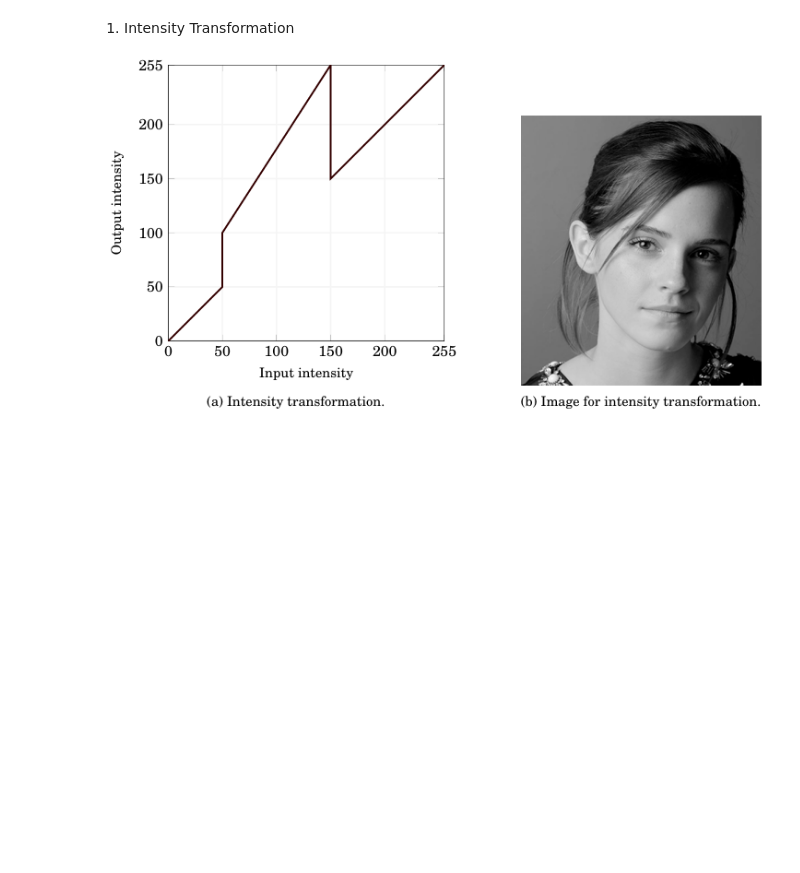
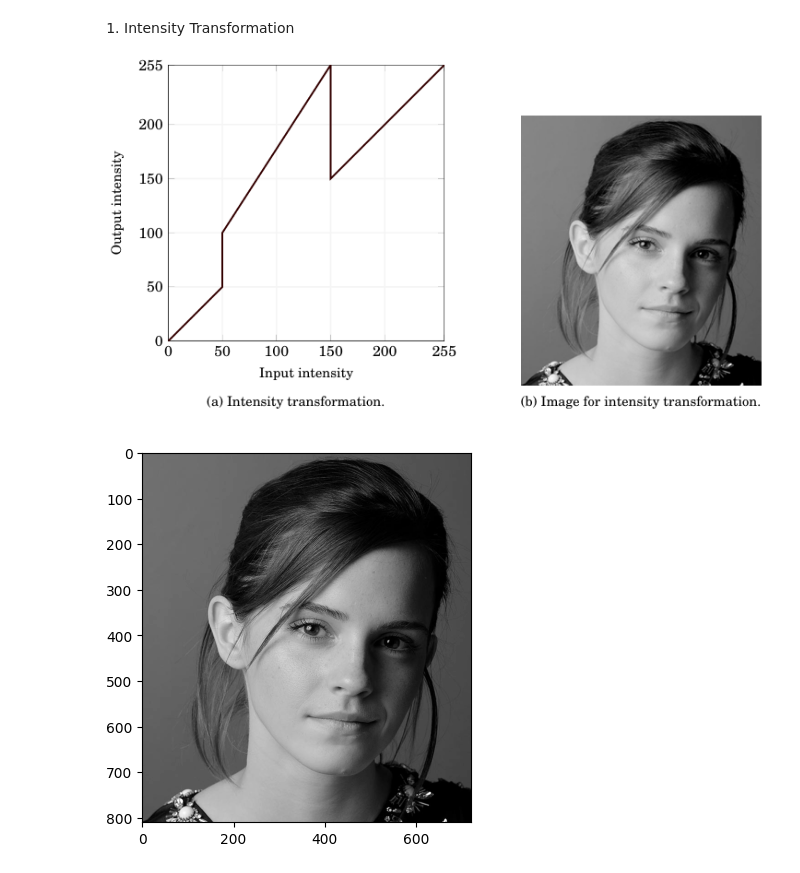
Before and after one commit to RPX2001/Assignment1_EN3160, a Jupyter notebook: 210451U_Assignment1.ipynb, the cells around one changed output. Drawn from its saved outputs; the diff is of its cells as text; code cells hidden in the pictures; blank space fills up the shorter version.

Commit message:
open the image

```diff
--- a/210451U_Assignment1.ipynb
+++ b/210451U_Assignment1.ipynb
@@ -2,3 +2,16 @@
 1. Intensity Transformation
 
 ![image.png](attachment:image.png)
+# %%
+import cv2 as cv
+import numpy as np
+import matplotlib.pyplot as plt
+
+img = cv.imread('a1images\\emma.jpg', cv.IMREAD_GRAYSCALE)
+assert img is not None
+
+# plot the image
+plt.imshow(img, cmap='gray')
+plt.show()
+# %% [output]
+[figure, added]
```
